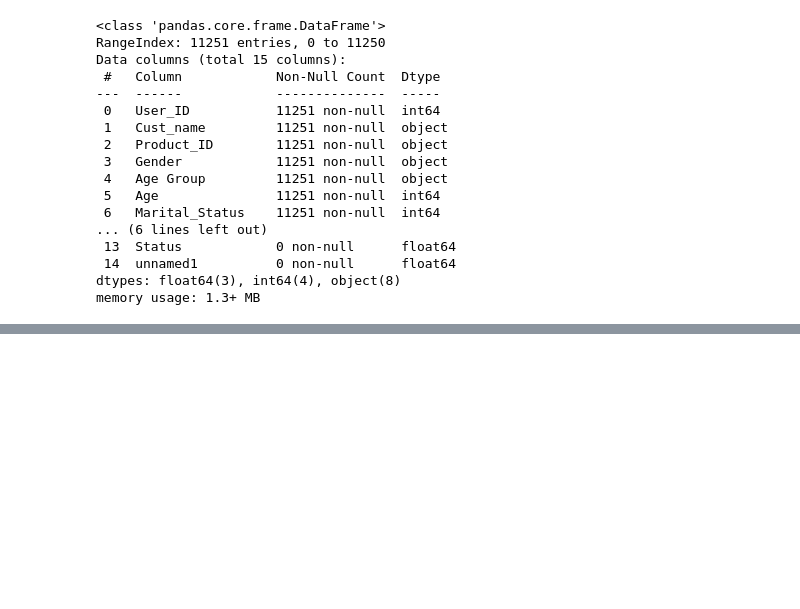
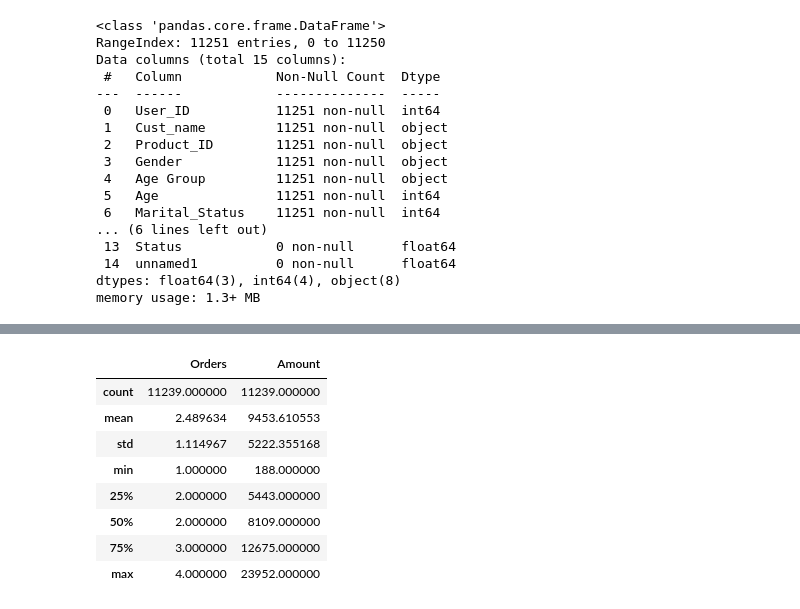
Before and after one commit to Bikash61/Data-Analyst-Projects-, a Jupyter notebook: Diwali Sales/diwaliSalesDataAnalysis.ipynb, the cells around one changed output, grey strips where cells are left out. Cells and saved outputs as stored; diff of their text form; code cells hidden in the pictures; blank space fills up the shorter version.

```diff
--- a/Diwali Sales/diwaliSalesDataAnalysis.ipynb
+++ b/Diwali Sales/diwaliSalesDataAnalysis.ipynb
@@ -44,0 +217,13 @@ df.drop(['unnamed1', 'Status'], axis=1, inplace=True)
+# %%
+# use describe() for specific columns
+df[['Orders', 'Amount',]].describe()
+# %% [output]
+|  | Orders | Amount |
+| count | 11239.000000 | 11239.000000 |
+| mean | 2.489634 | 9453.610553 |
+| std | 1.114967 | 5222.355168 |
+| min | 1.000000 | 188.000000 |
+| 25% | 2.000000 | 5443.000000 |
+| 50% | 2.000000 | 8109.000000 |
+| 75% | 3.000000 | 12675.000000 |
+| max | 4.000000 | 23952.000000 |
```
Also changed, not shown: parts of 14 cells of this notebook.
